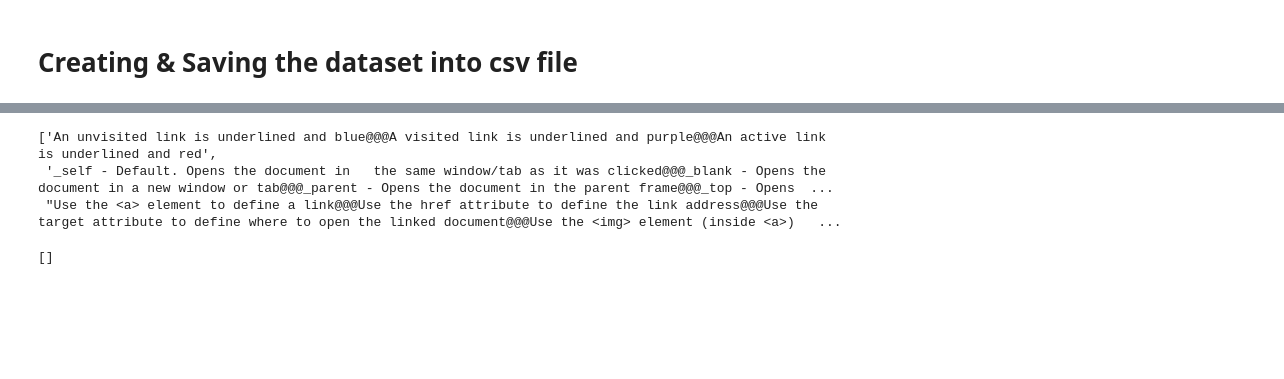
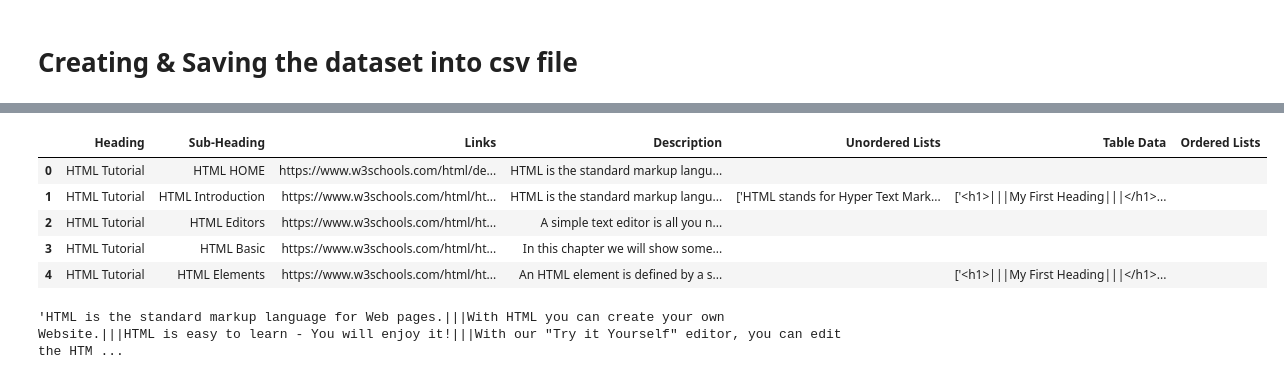
Before and after one commit to nithin-sylesh/OnePercent_Web_Scrapping-, a Jupyter notebook: HTMLWebScrapping.ipynb, the cells around one changed output, grey strips where cells are left out. Drawn from its saved outputs; the diff is of its cells as text; code cells hidden in the pictures; blank space fills up the shorter version.

```diff
--- a/HTMLWebScrapping.ipynb
+++ b/HTMLWebScrapping.ipynb
@@ -353,13 +358,0 @@ list_types = ['ul', 'ol']
-# %%
-for i in main_body:
-    ul = i.find_all('ul')
-# %%
-uu = []
-for i in ul:
-    s = ''
-    for j in i:
-        if j.text != '\n':
-            print(j.text.replace('\n',''))
-            s += j.text.replace('\n','') + '@@@'
-    s = s[:-3]
-    uu.append(s)
@@ -379,6 +358,0 @@ Use the   mailto: scheme inside the href attribute to create a link that opens t
-# %%
-uu
-# %% [output]
-['An unvisited link is underlined and blue@@@A visited link is underlined and purple@@@An active link is underlined and red',
- '_self - Default. Opens the document in   the same window/tab as it was clicked@@@_blank - Opens the document in a new window or tab@@@_parent - Opens the document in the parent frame@@@_top - Opens  ...
- "Use the <a> element to define a link@@@Use the href attribute to define the link address@@@Use the target attribute to define where to open the linked document@@@Use the <img> element (inside <a>)   ...
@@ -387,4 +359,19 @@ dl = sp.find_all('dl')
-# %%
-dl
-# %% [output]
-[]
+# %%
+for i in range(len(dataset['Table Data'])):
+    if len(dataset['Table Data'][i]) == 4:
+        dataset['Table Data'][i] = None
+# %%
+dataset = dataset.replace(np.nan, '', regex=True)
+# %%
+dataset.head(5)
+# %% [output]
+|  | Heading | Sub-Heading | Links | Description | Unordered Lists | Table Data | Ordered Lists |
+| 0 | HTML Tutorial | HTML HOME | https://www.w3schools.com/html/de... | HTML is the standard markup langu... |  |  |  |
+| 1 | HTML Tutorial | HTML Introduction | https://www.w3schools.com/html/ht... | HTML is the standard markup langu... | ['HTML stands for Hyper Text Mark... | ['<h1>|||My First Heading|||</h1>... |  |
+| 2 | HTML Tutorial | HTML Editors | https://www.w3schools.com/html/ht... | A simple text editor is all you n... |  |  |  |
+| 3 | HTML Tutorial | HTML Basic | https://www.w3schools.com/html/ht... | In this chapter we will show some... |  |  |  |
+| 4 | HTML Tutorial | HTML Elements | https://www.w3schools.com/html/ht... | An HTML element is defined by a s... |  | ['<h1>|||My First Heading|||</h1>... |  |
+# %%
+dataset['Description'][0]
+# %% [output]
+'HTML is the standard markup language for Web pages.|||With HTML you can create your own Website.|||HTML is easy to learn - You will enjoy it!|||With our "Try it Yourself" editor, you can edit the HTM ...
```
Also changed, not shown: parts of 14 cells of this notebook.
